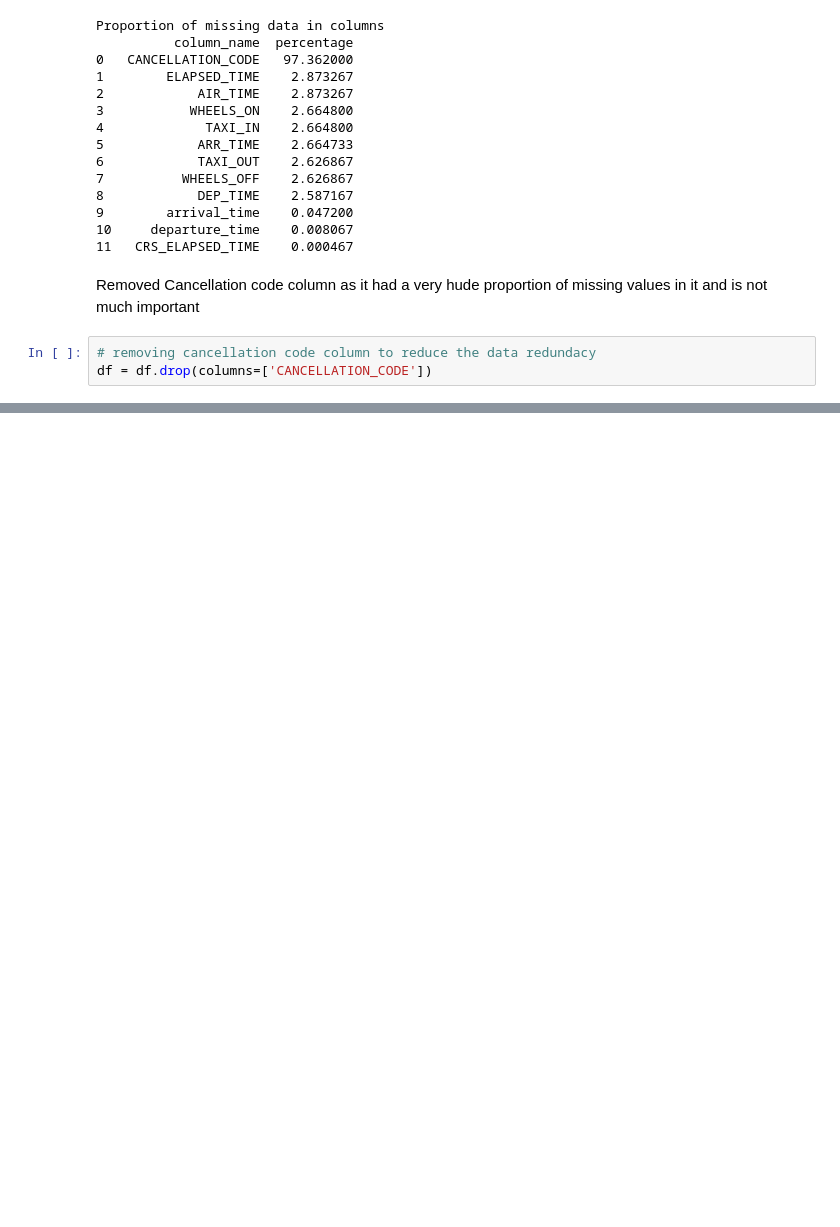
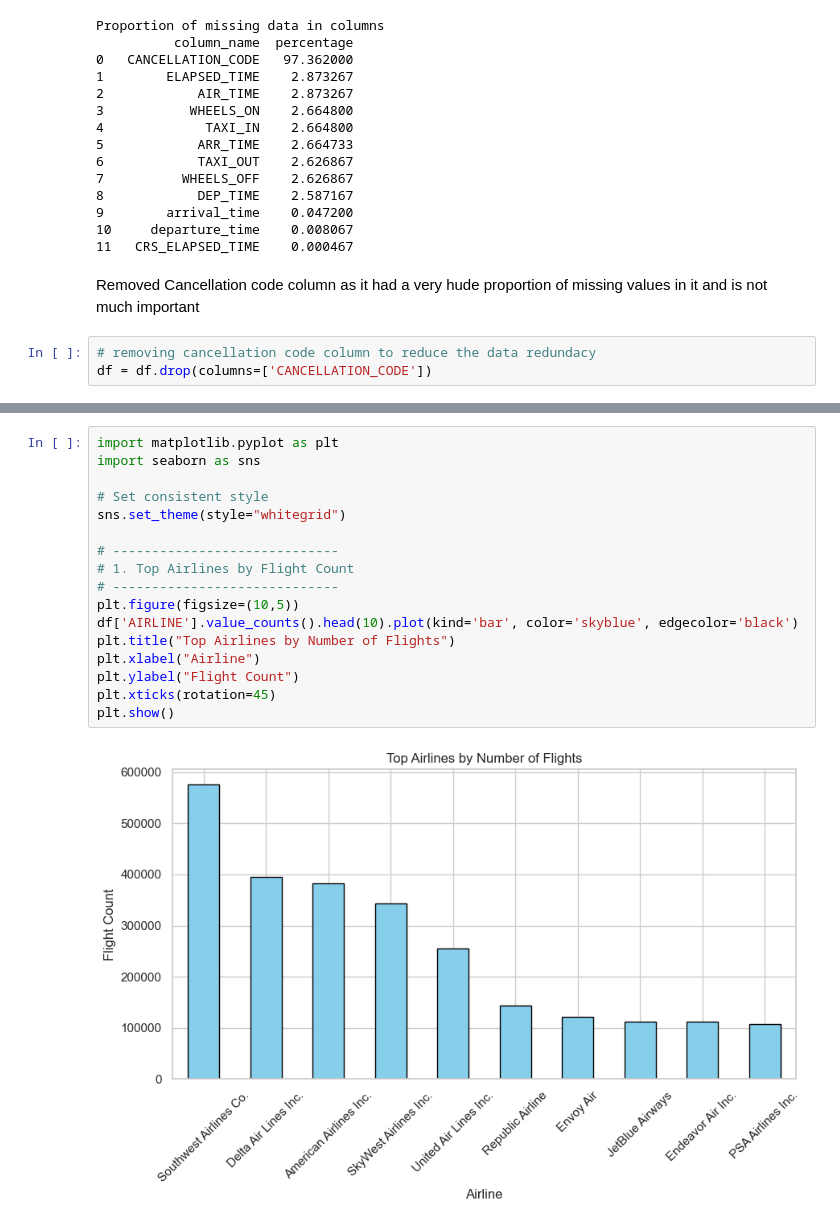
Before and after one commit to Sreekar529/DV-AirFly-Insights--Sreekar-, a Jupyter notebook: Flight_delay.ipynb, the cells around one changed output, grey strips where cells are left out. Drawn from its saved outputs; the diff is of its cells as text; blank space fills up the shorter version.

```diff
--- a/Flight_delay.ipynb
+++ b/Flight_delay.ipynb
@@ -388,0 +516,19 @@ df = df.drop(columns=['CANCELLATION_CODE'])
+# %%
+import matplotlib.pyplot as plt
+import seaborn as sns
+
+# Set consistent style
+sns.set_theme(style="whitegrid")
+
+# -----------------------------
+# 1. Top Airlines by Flight Count
+# -----------------------------
+plt.figure(figsize=(10,5))
+df['AIRLINE'].value_counts().head(10).plot(kind='bar', color='skyblue', edgecolor='black')
+plt.title("Top Airlines by Number of Flights")
+plt.xlabel("Airline")
+plt.ylabel("Flight Count")
+plt.xticks(rotation=45)
+plt.show()
+# %% [output]
+[figure, added]
```
Also changed, not shown: parts of 26 cells of this notebook.
